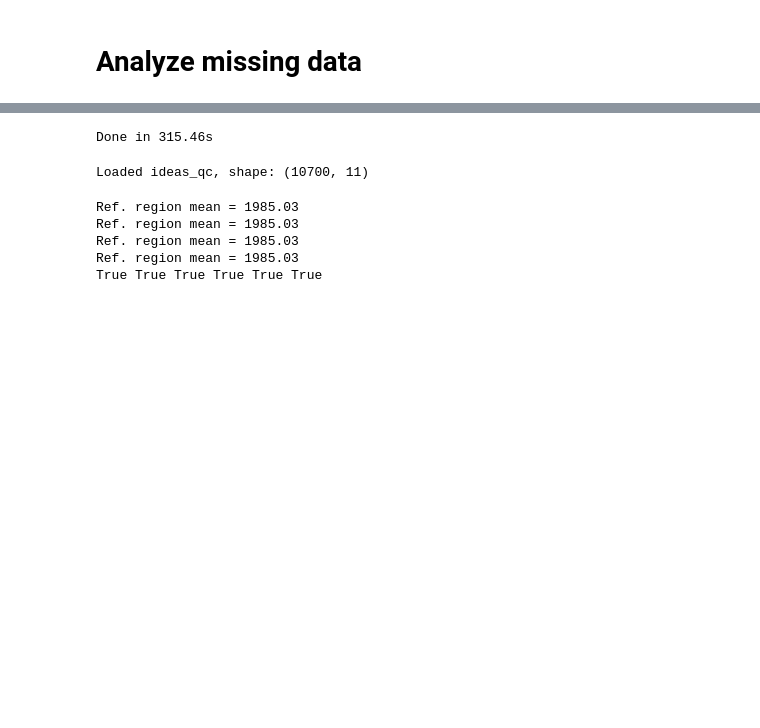
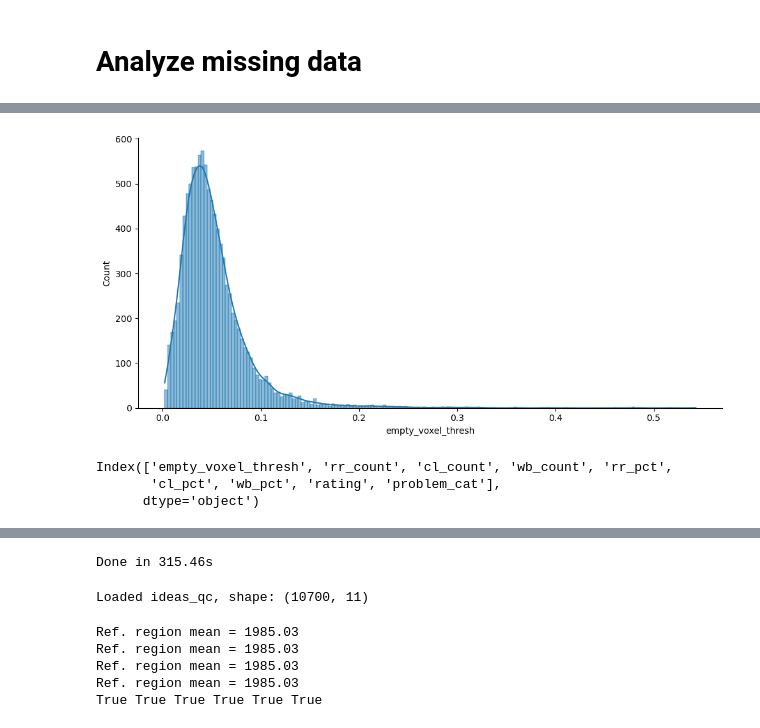
Before and after one commit to dschonhaut/ideas, a Jupyter notebook: ideas_qa.ipynb, the cells around one changed output, grey strips where cells are left out. Saved outputs shown, nothing was run; the diff lists cells and outputs as text; code cells hidden in the pictures; blank space fills up the shorter version.

```diff
--- a/ideas_qa.ipynb
+++ b/ideas_qa.ipynb
@@ -641,0 +765,23 @@ Saved /Users/dschonhaut/Box/projects/ideas/figs/anatomical_fail_fix.png
+# %%
+alpha = 0.5
+labelpad = 5
+# ------------------
+
+plt.close("all")
+# fig, ax = plt.subplots(1, 1, figsize=(6, 4), dpi=300)
+# ax = np.ravel(ax)
+
+# iax = 0
+# _ax = ax[iax]
+fgrid = sns.displot(empty_voxels.query("(rating!='Fail')"), x="empty_voxel_thresh",
+                    kde=True, height=5, aspect=2, lw=0.5, ec=co["blue"])
+# _ax.tick_params(labelsize=7)
+# _ax.set_xlabel("Empty voxel thresh", labelpad=labelpad)
+# %% [output]
+[figure, added]
+# %%
+empty_voxels.columns
+# %% [output]
+Index(['empty_voxel_thresh', 'rr_count', 'cl_count', 'wb_count', 'rr_pct',
+       'cl_pct', 'wb_pct', 'rating', 'problem_cat'],
+      dtype='object')
```
Also changed, not shown: parts of 15 cells of this notebook, 6 other files.
